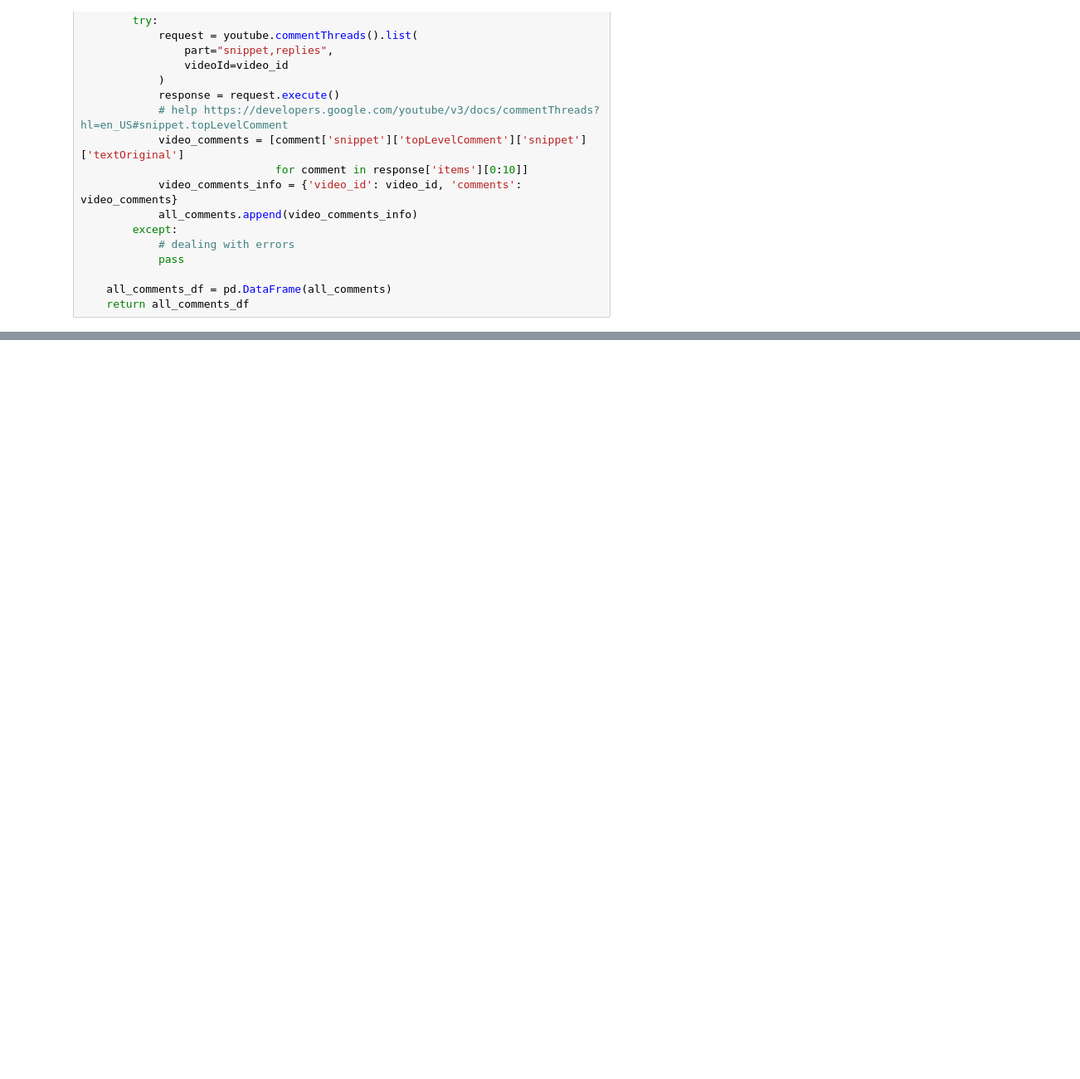
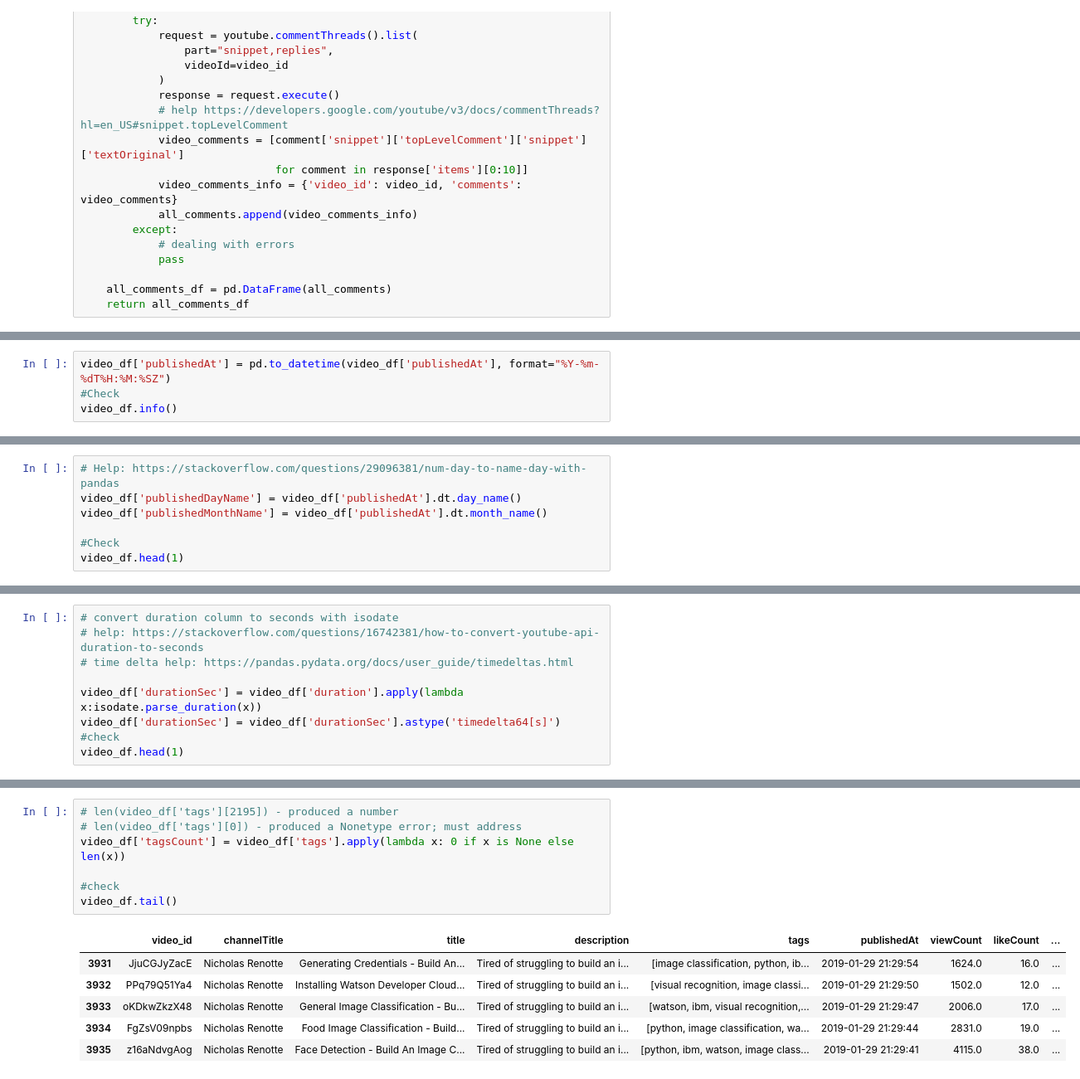
Before and after one commit to siddiq22/ytviz, a Jupyter notebook: Viz.ipynb, the cells around one changed output, grey strips where cells are left out. Shown at 83% size. Cells and saved outputs as stored; diff of their text form; blank space fills up the shorter version.

```diff
--- a/Viz.ipynb
+++ b/Viz.ipynb
@@ -268,0 +421,4 @@ channel_stats
+# %%
+video_df['publishedAt'] = pd.to_datetime(video_df['publishedAt'], format="%Y-%m-%dT%H:%M:%SZ")
+#Check
+video_df.info()
@@ -268,0 +446,7 @@ channel_stats
+# %%
+# Help: https://stackoverflow.com/questions/29096381/num-day-to-name-day-with-pandas
+video_df['publishedDayName'] = video_df['publishedAt'].dt.day_name()
+video_df['publishedMonthName'] = video_df['publishedAt'].dt.month_name()
+
+#Check
+video_df.head(1)
@@ -268,0 +456,9 @@ channel_stats
+# %%
+# convert duration column to seconds with isodate
+# help: https://stackoverflow.com/questions/16742381/how-to-convert-youtube-api-duration-to-seconds
+# time delta help: https://pandas.pydata.org/docs/user_guide/timedeltas.html
+
+video_df['durationSec'] = video_df['duration'].apply(lambda x:isodate.parse_duration(x))
+video_df['durationSec'] = video_df['durationSec'].astype('timedelta64[s]')
+#check
+video_df.head(1)
@@ -268,0 +468,14 @@ channel_stats
+# %%
+# len(video_df['tags'][2195]) - produced a number
+# len(video_df['tags'][0]) - produced a Nonetype error; must address
+video_df['tagsCount'] = video_df['tags'].apply(lambda x: 0 if x is None else len(x))
+
+#check
+video_df.tail()
+# %% [output]
+|  | video_id | channelTitle | title | description | tags | publishedAt | viewCount | likeCount | ... |
+| 3931 | JjuCGJyZacE | Nicholas Renotte | Generating Credentials - Build An... | Tired of struggling to build an i... | [image classification, python, ib... | 2019-01-29 21:29:54 | 1624.0 | 16.0 | ... |
+| 3932 | PPq79Q51Ya4 | Nicholas Renotte | Installing Watson Developer Cloud... | Tired of struggling to build an i... | [visual recognition, image classi... | 2019-01-29 21:29:50 | 1502.0 | 12.0 | ... |
+| 3933 | oKDkwZkzX48 | Nicholas Renotte | General Image Classification - Bu... | Tired of struggling to build an i... | [watson, ibm, visual recognition,... | 2019-01-29 21:29:47 | 2006.0 | 17.0 | ... |
+| 3934 | FgZsV09npbs | Nicholas Renotte | Food Image Classification - Build... | Tired of struggling to build an i... | [python, image classification, wa... | 2019-01-29 21:29:44 | 2831.0 | 19.0 | ... |
+| 3935 | z16aNdvgAog | Nicholas Renotte | Face Detection - Build An Image C... | Tired of struggling to build an i... | [python, ibm, watson, image class... | 2019-01-29 21:29:41 | 4115.0 | 38.0 | ... |
```
Also changed, not shown: parts of 23 cells of this notebook.
